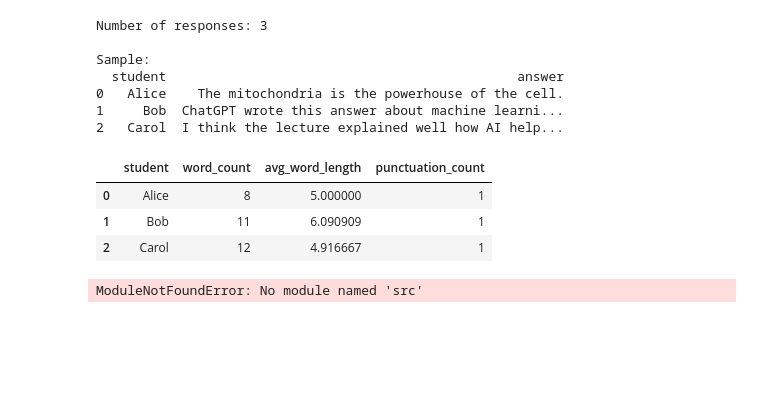
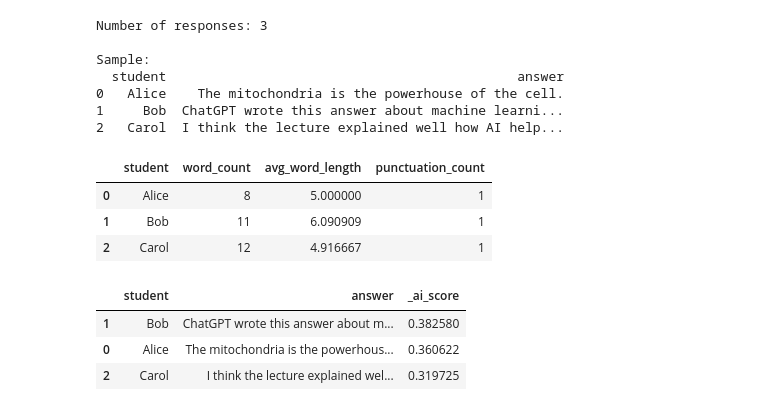
Before and after one commit to patharesameeksha20/ai-detection-in-google-forms, a Jupyter notebook: notebooks/01_explore_data.ipynb, the cells around one changed output. Drawn from its saved outputs; the diff is of its cells as text; code cells hidden in the pictures; blank space fills up the shorter version.

```diff
--- a/notebooks/01_explore_data.ipynb
+++ b/notebooks/01_explore_data.ipynb
@@ -53,20 +53,25 @@ Sample:
 | 1 | Bob | 11 | 6.090909 | 1 |
 | 2 | Carol | 12 | 4.916667 | 1 |
 # %%
-# use our detector
-from src.ai_detect import detect
+# Make sure Python can find the src/ folder, then run detection
+import sys, os
+sys.path.append(os.path.abspath(".."))   # add project root to Python path
+
+from src.ai_detect import detect   # import your detector
 import pandas as pd
 
+# load data and compute scores
 df = pd.read_csv("../data/sample_responses.csv")
-
-# compute scores
 df["_ai_score"] = df["answer"].apply(lambda t: detect(t)["score"])
 
 # show results sorted by score (highest first)
 df_sorted = df.sort_values("_ai_score", ascending=False)
-df_sorted[["student", "answer", "_ai_score"]]
+display(df_sorted[["student", "answer", "_ai_score"]])
 # %% [output]
-ModuleNotFoundError: No module named 'src'
+|  | student | answer | _ai_score |
+| 1 | Bob | ChatGPT wrote this answer about m... | 0.382580 |
+| 0 | Alice | The mitochondria is the powerhous... | 0.360622 |
+| 2 | Carol | I think the lecture explained wel... | 0.319725 |
 # %%
 # use our detector
 from src.ai_detect import detect
```
Also changed, not shown: parts of 6 cells of this notebook, 2 other files.
